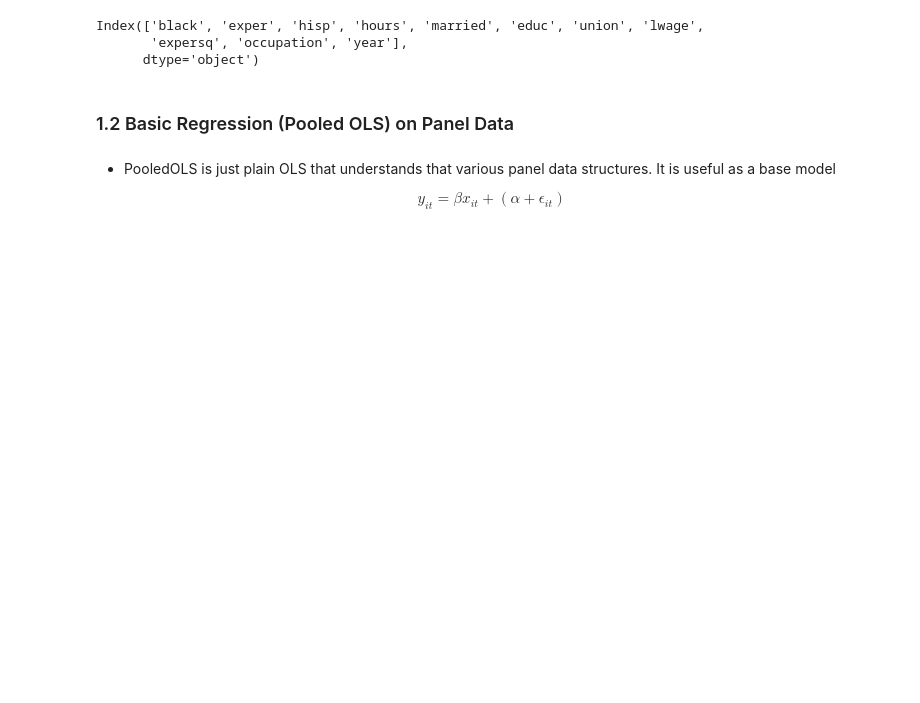
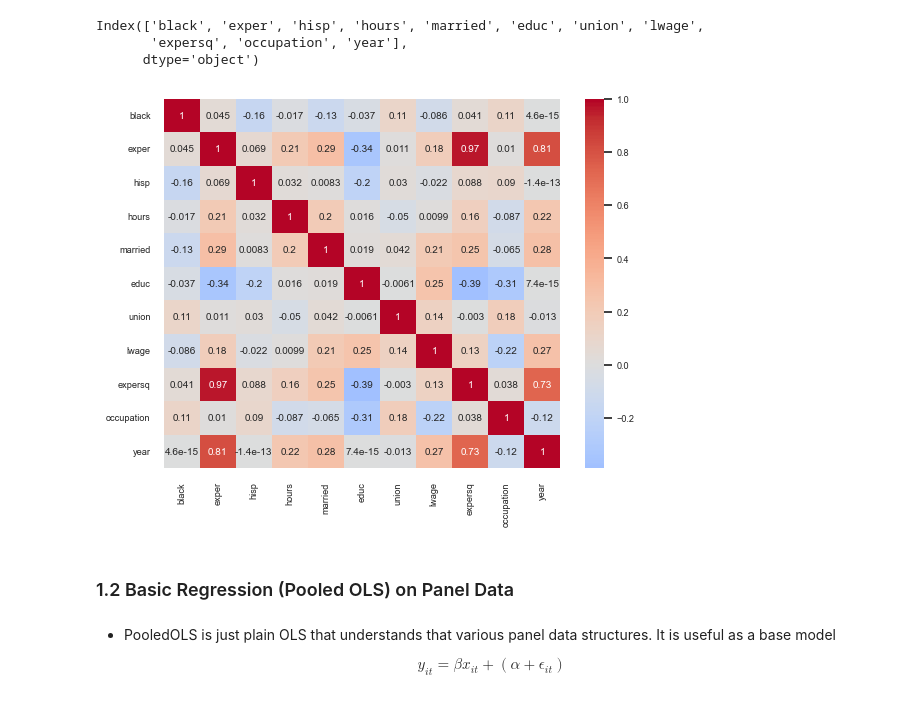
Before and after one commit to Sergeyhe/Econometrics, a Jupyter notebook: panelOLS_from_official.ipynb, the cells around one changed output. Drawn from its saved outputs; the diff is of its cells as text; code cells hidden in the pictures; blank space fills up the shorter version.

```diff
--- a/panelOLS_from_official.ipynb
+++ b/panelOLS_from_official.ipynb
@@ -104,6 +104,17 @@ print(data.columns)
 Index(['black', 'exper', 'hisp', 'hours', 'married', 'educ', 'union', 'lwage',
        'expersq', 'occupation', 'year'],
       dtype='object')
+# %%
+# Draw the Correlation heatmap
+import seaborn as sns
+import matplotlib.pyplot as plt
+
+# set the font size of the heatmap
+sns.set(font_scale=0.6)
+sns.heatmap(data.corr(), annot=True, cmap='coolwarm', center=0)
+plt.show()
+# %% [output]
+[figure, added]
 # %% [markdown]
 ### 1.2 Basic Regression (Pooled OLS) on Panel Data
 # %% [markdown]
```
Also changed, not shown: parts of 21 cells of this notebook.
